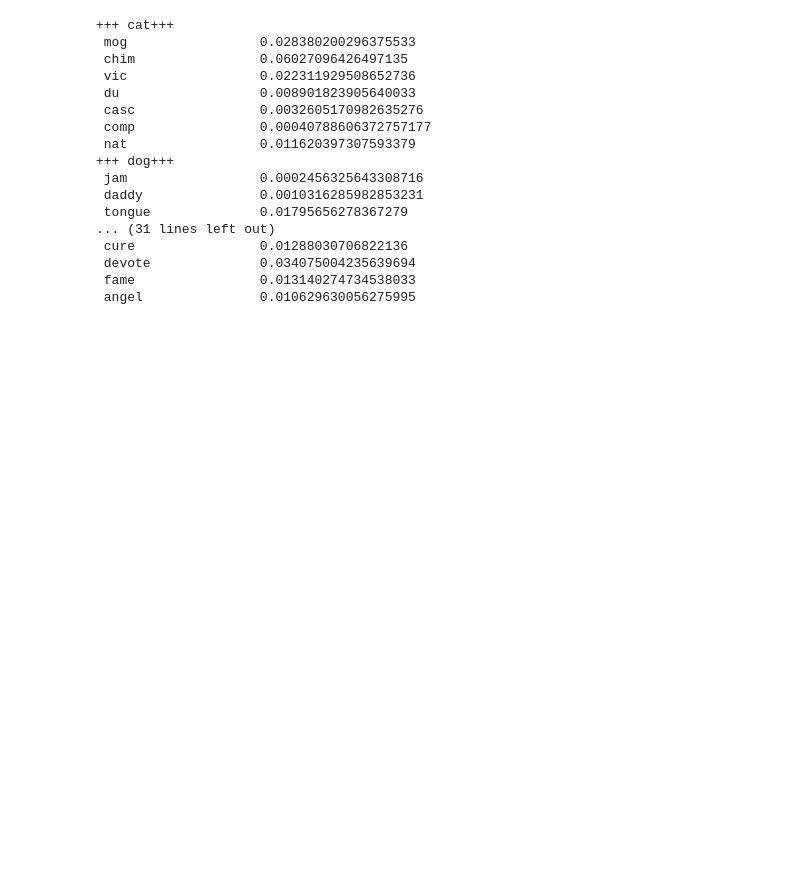
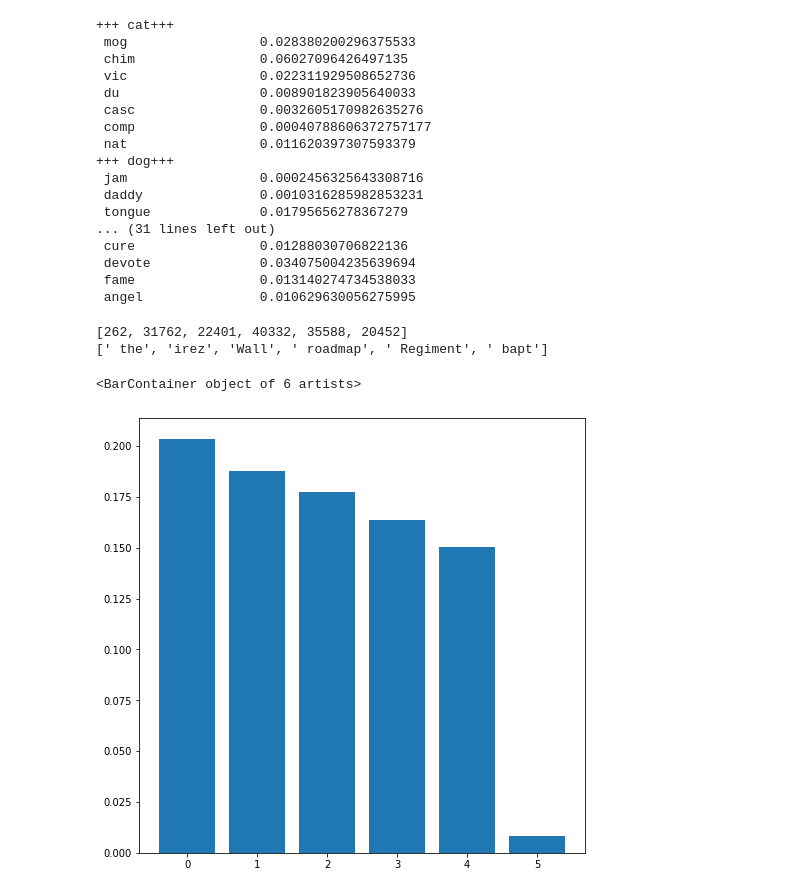
Before and after one commit to edkins/interp-ausp, a Jupyter notebook: elim2.ipynb, the cells around one changed output. Saved outputs shown, nothing was run; the diff lists cells and outputs as text; code cells hidden in the pictures; blank space fills up the shorter version.

```diff
--- a/elim2.ipynb
+++ b/elim2.ipynb
@@ -109,3 +109,25 @@ for i in range(len(toks)):
  devote              0.034075004235639694
  fame                0.013140274734538033
  angel               0.010629630056275995
+# %%
+from sklearn.decomposition import PCA, TruncatedSVD
+import matplotlib.pyplot as plt
+
+n_top = 6
+top_kept = kept[:n_top]
+print(top_kept)
+print([decode(t) for t in top_kept])
+
+top_vs = unembed_norm[:,top_kept].T
+
+svd = TruncatedSVD(n_top)
+transformed = torch.tensor(pca.fit_transform(top_vs))
+var = torch.tensor(pca.explained_variance_)
+comp = torch.tensor(pca.components_)
+
+plt.bar(range(n_top), var)
+# %% [output]
+[262, 31762, 22401, 40332, 35588, 20452]
+[' the', 'irez', 'Wall', ' roadmap', ' Regiment', ' bapt']
+<BarContainer object of 6 artists>
+[figure, added]
```
Also changed, not shown: parts of 2 cells of this notebook, 7 other files.
